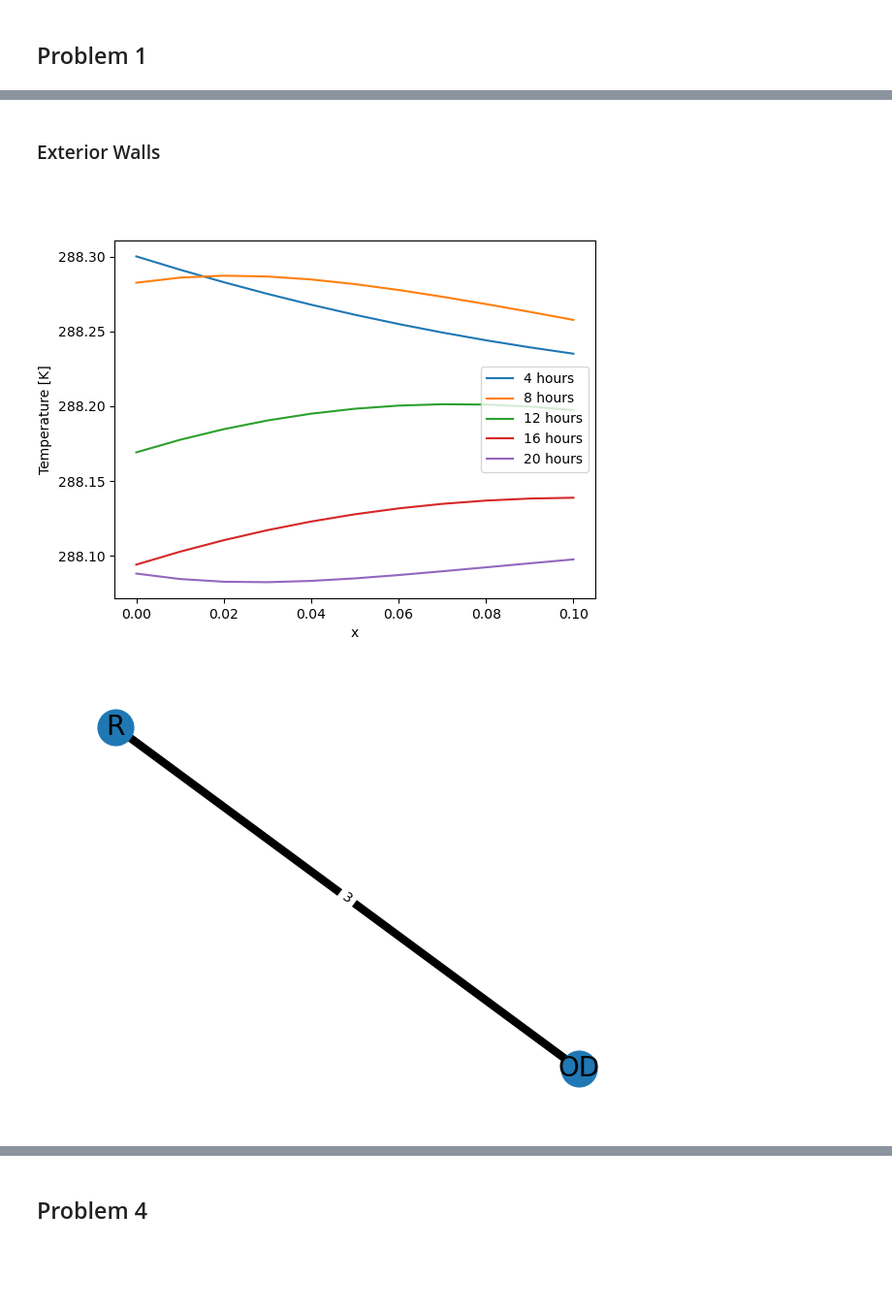
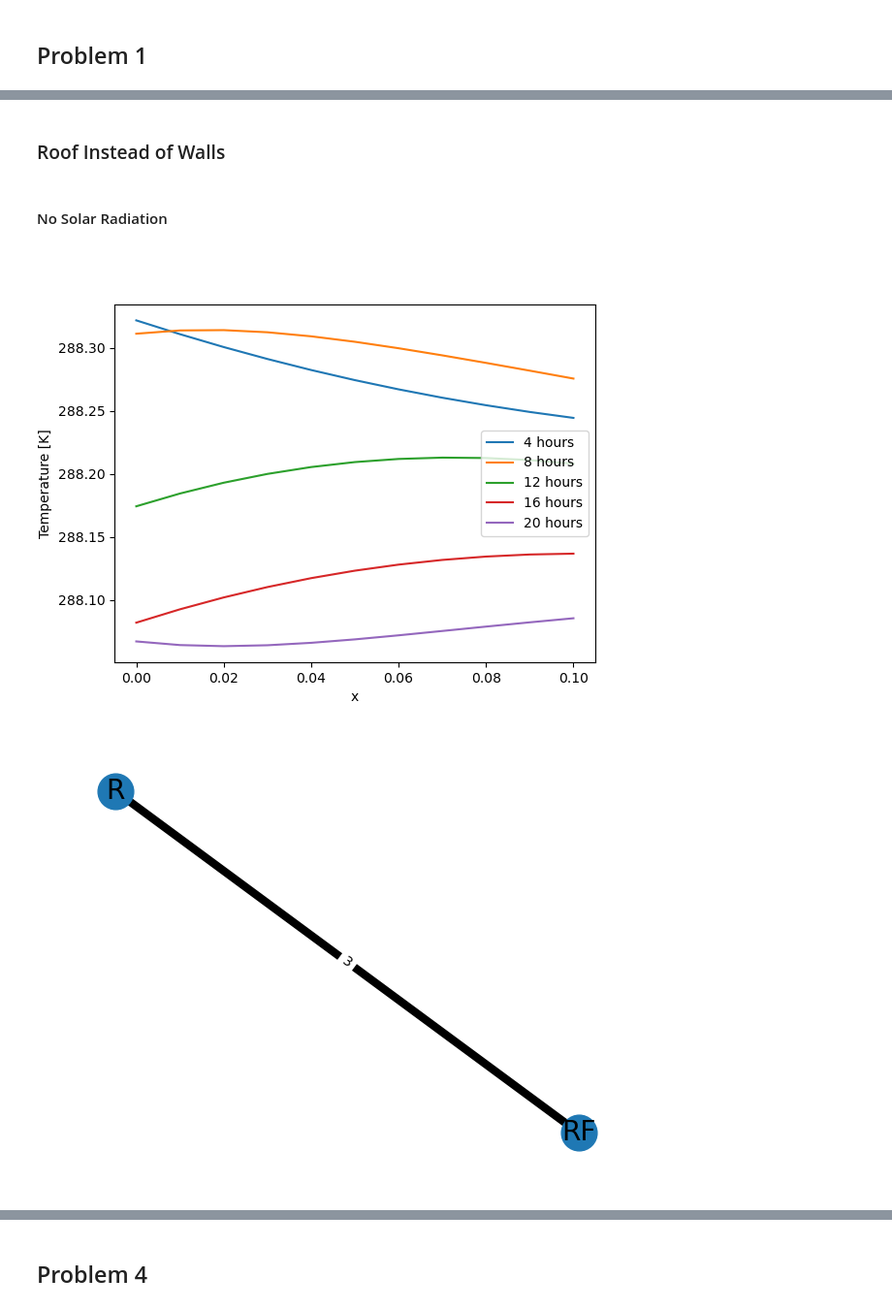
Before and after one commit to nbachand/graphBEM, a Jupyter notebook: InteriorModel.ipynb, the cells around one changed output, grey strips where cells are left out. Shown at 97% size. Cells and saved outputs as stored; diff of their text form; code cells hidden in the pictures; blank space fills up the shorter version.

Commit message:
radiation working for P1 but goes unstable

```diff
--- a/InteriorModel.ipynb
+++ b/InteriorModel.ipynb
@@ -89,54 +101,59 @@ plt.show()
 # %% [markdown]
-### Exterior Walls
+### Roof Instead of Walls
+# %%
+roomListOut = [
+    ("R", {}), #room
+    ("RF", {}),# outside
+    ]
+
+connectivityMatrixOut = np.array([
+    [0 , 3],
+    [3 , 0],
+])
+# %% [markdown]
+
+#### No Solar Radiation
 # %%
-roomListOut = [
-    ("R", {}), #room
-    ("OD", {}),# outside
-    ]
-
-connectivityMatrixOut = np.array([
-    [0 , 3],
-    [3 , 0],
-])
 
 bG = abs.BuildingGraph(connectivityMatrixOut, roomListOut)
-bG.updateAllEdges({"wall_kwargs" :wall_kwargs})
-bG.updateAllNodes({
+bG.updateEdges({"wall_kwargs" :wall_kwargs})
+bG.updateNodes({
     "room_kwargs": room_kwargs,
-    "vent_kwargs": vent_kwargs
+    "vent_kwargs": vent_kwargs,
+    "rad_kwargs": {"bG": abs.BuildingGraph()},
     })
 bG.draw()
 
 
 build_sim = abs.BuildingSimulation(**sim_kwargs)
 build_sim.initialize(bG)
 
 build_sim.run()
 
 Tints = build_sim.bG.G.nodes['R']['Tints']
-Touts = build_sim.bG.G.nodes['OD']['Tints']
-T_profs = build_sim.bG.G.edges['R', 'OD']['T_profs']
-wall = build_sim.bG.G.edges['R', 'OD']['wall']
+Touts = build_sim.bG.G.nodes['RF']['Tints']
+T_profs = build_sim.bG.G.edges['R', 'RF']['T_profs']
+wall = build_sim.bG.G.edges['R', 'RF']['wall']
 
 
 # Plotting
 plt.figure()
 plt.plot(build_sim.hours, Tints, label='Tint')
 plt.plot(build_sim.hours, Touts, label='Tout')
 plt.plot(build_sim.hours, T_profs[0, :], label='T0')
 plt.legend()
 plt.xlabel('hours')
 plt.ylabel('Temperature [K]')
 
 plt.figure()
 for h in h_profs:
     i = int(h * 60 * 60 / build_sim.delt)
     plt.plot(wall.x, T_profs[:, i], label=f'{h % 24} hours')
 
 plt.legend()
 plt.xlabel('x')
 plt.ylabel('Temperature [K]')
 plt.show()
 # %% [output]
-[figure, old version]
+[figure, new version]
-[figure, old version]
+[figure, new version]
```
Also changed, not shown: parts of 13 cells of this notebook, 1 other file.
